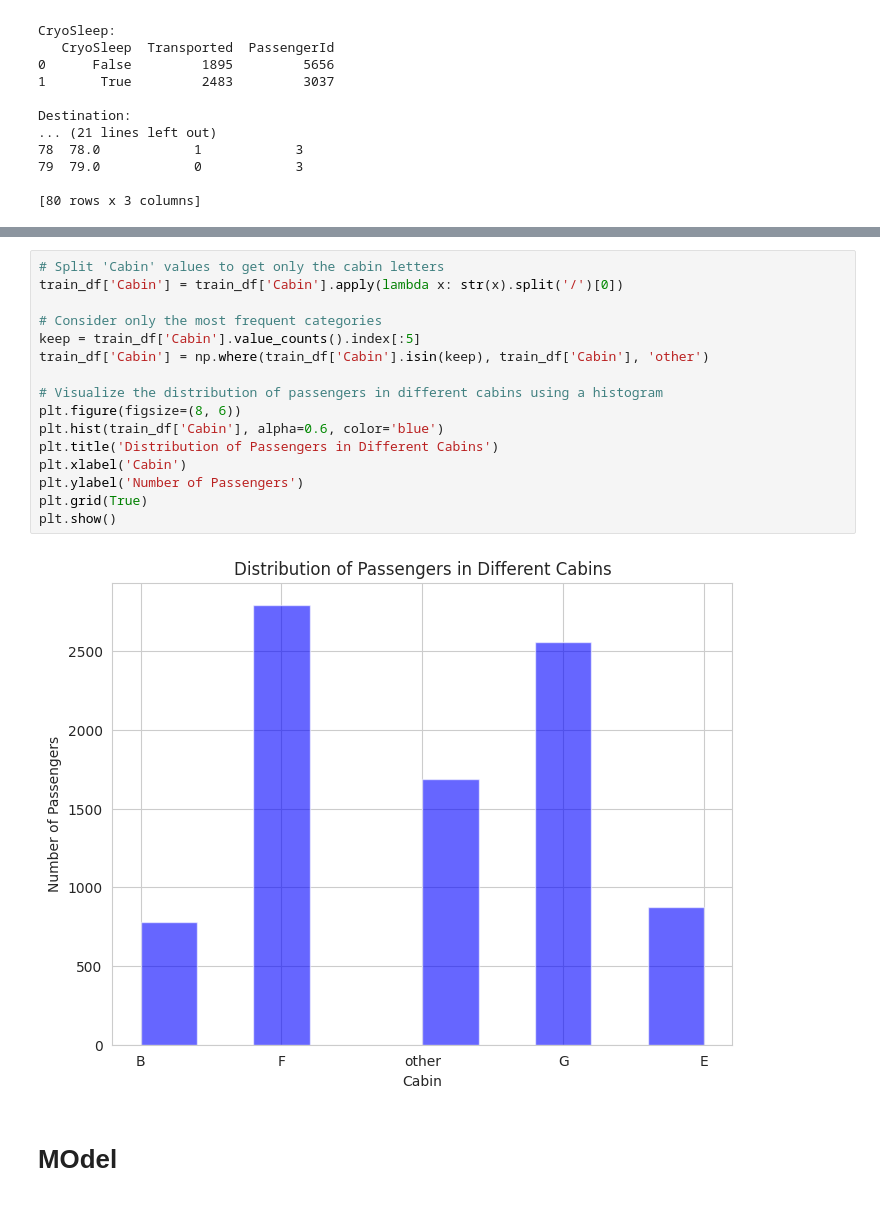
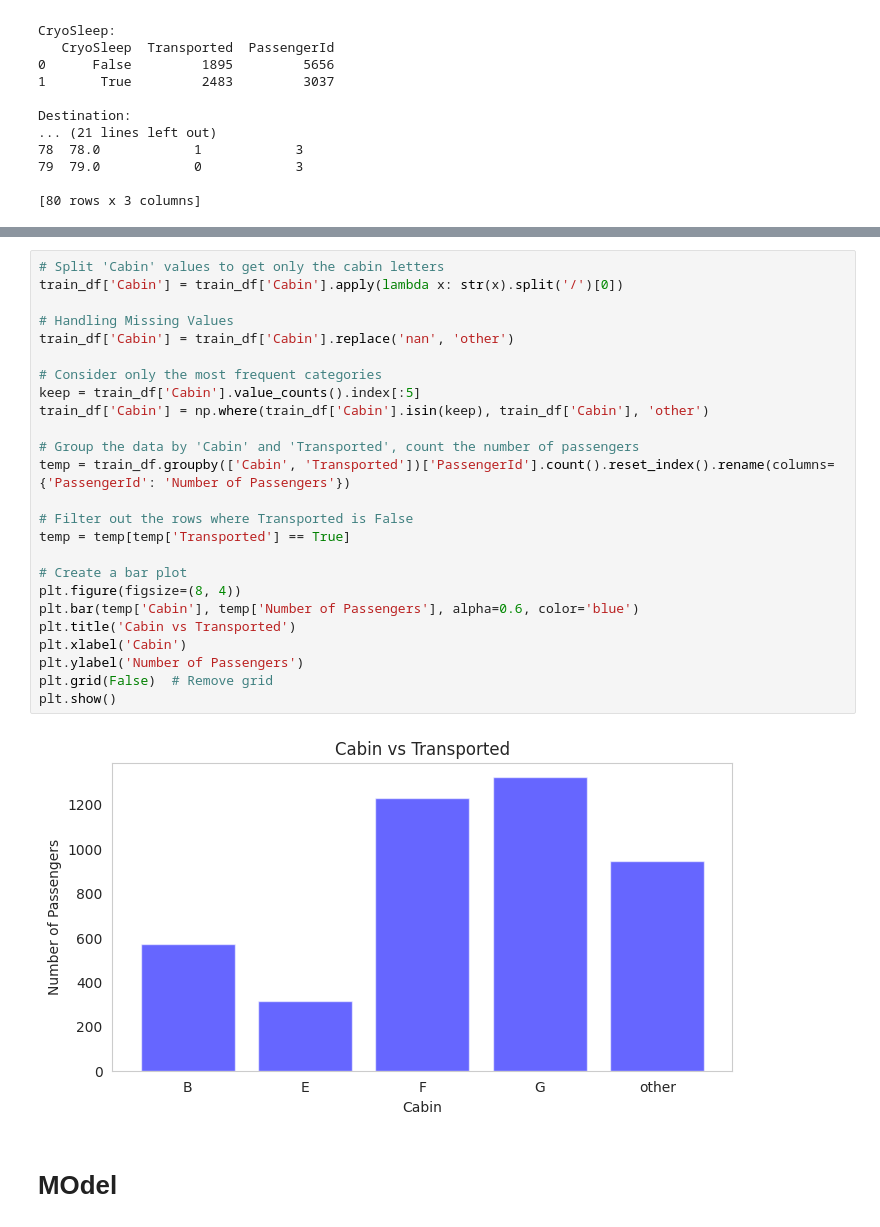
Before and after one commit to 7PAM2015-0105-2023-TEAM17/Kaggle-Challenge-Team-17, a Jupyter notebook: kaggle_Challenge_TEAM_17.ipynb, the cells around one changed output, grey strips where cells are left out. Saved outputs shown, nothing was run; the diff lists cells and outputs as text.

```diff
--- a/kaggle_Challenge_TEAM_17.ipynb
+++ b/kaggle_Challenge_TEAM_17.ipynb
@@ -372,21 +393,30 @@ plt.show()
 # %%
 # Split 'Cabin' values to get only the cabin letters
 train_df['Cabin'] = train_df['Cabin'].apply(lambda x: str(x).split('/')[0])
+
+# Handling Missing Values
+train_df['Cabin'] = train_df['Cabin'].replace('nan', 'other')
 
 # Consider only the most frequent categories
 keep = train_df['Cabin'].value_counts().index[:5]
 train_df['Cabin'] = np.where(train_df['Cabin'].isin(keep), train_df['Cabin'], 'other')
 
-# Visualize the distribution of passengers in different cabins using a histogram
-plt.figure(figsize=(8, 6))
-plt.hist(train_df['Cabin'], alpha=0.6, color='blue')
-plt.title('Distribution of Passengers in Different Cabins')
+# Group the data by 'Cabin' and 'Transported', count the number of passengers
+temp = train_df.groupby(['Cabin', 'Transported'])['PassengerId'].count().reset_index().rename(columns={'PassengerId': 'Number of Passengers'})
+
+# Filter out the rows where Transported is False
+temp = temp[temp['Transported'] == True]
+
+# Create a bar plot
+plt.figure(figsize=(8, 4))
+plt.bar(temp['Cabin'], temp['Number of Passengers'], alpha=0.6, color='blue')
+plt.title('Cabin vs Transported')
 plt.xlabel('Cabin')
 plt.ylabel('Number of Passengers')
-plt.grid(True)
+plt.grid(False)  # Remove grid
 plt.show()
 # %% [output]
-[figure, old version]
+[figure, new version]
 # %% [markdown]
 # **MOdel**
 # %%
```
Also changed, not shown: parts of 2 cells of this notebook.
